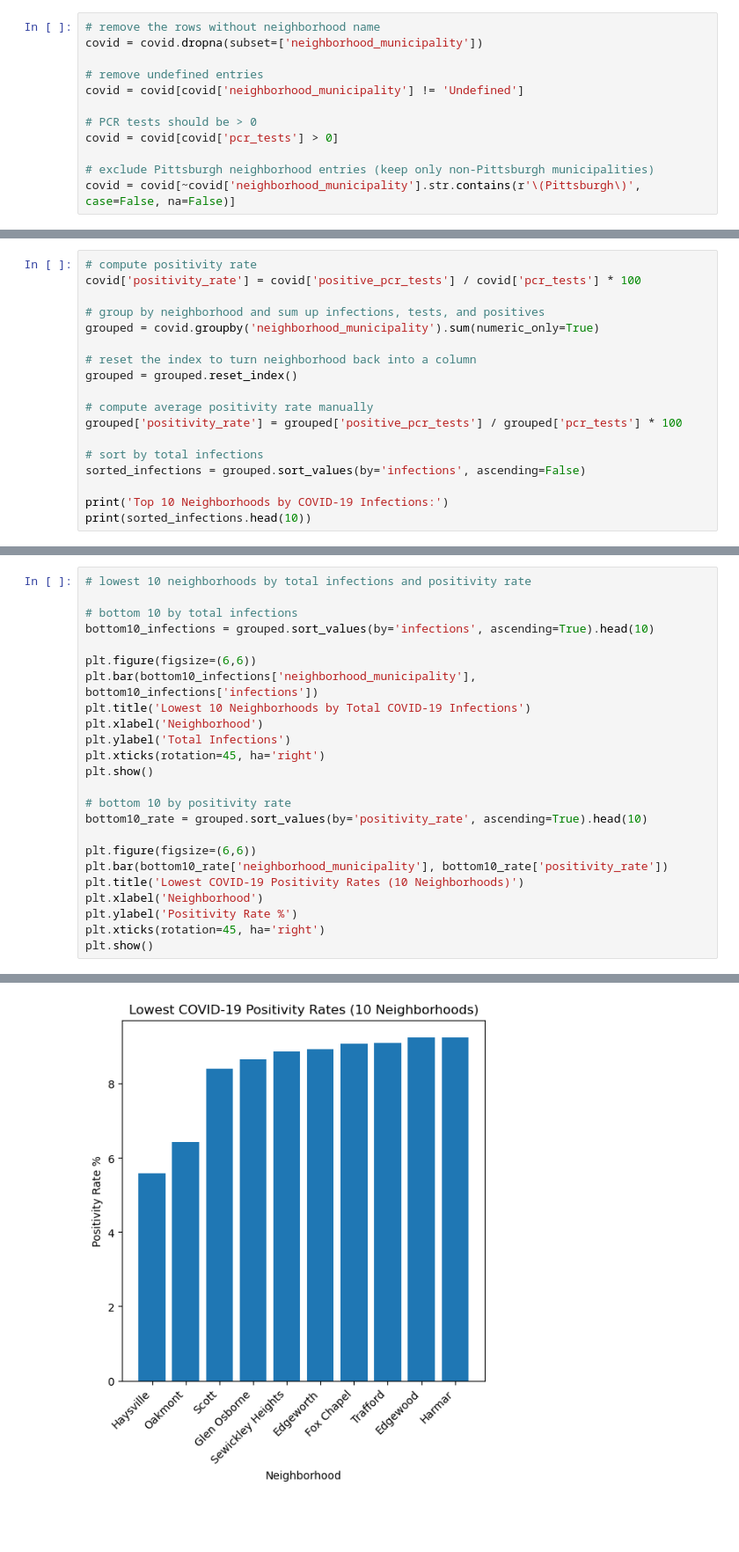
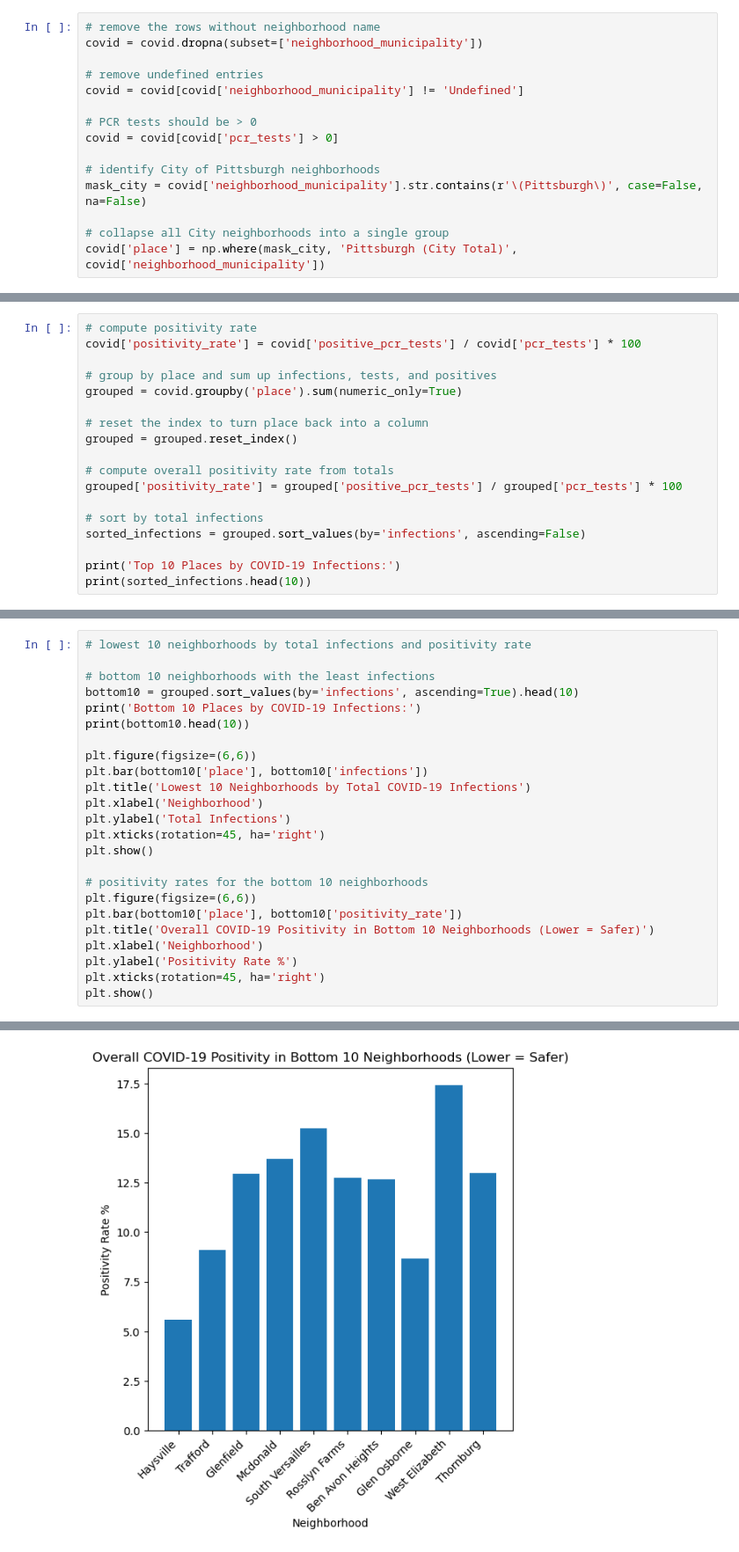
Before and after one commit to Gabifern/Final_Project_BigIdeas_GJK, a Jupyter notebook: COVID-Cases-Metric.ipynb, the cells around one changed output, grey strips where cells are left out. Shown: that part at 88% size. Cells and saved outputs as stored; diff of their text form; blank space fills up the shorter version.

```diff
--- a/COVID-Cases-Metric.ipynb
+++ b/COVID-Cases-Metric.ipynb
@@ -35,6 +39,9 @@ covid = covid[covid['neighborhood_municipality'] != 'Undefined']
 # PCR tests should be > 0
 covid = covid[covid['pcr_tests'] > 0]
 
-# exclude Pittsburgh neighborhood entries (keep only non-Pittsburgh municipalities)
-covid = covid[~covid['neighborhood_municipality'].str.contains(r'\(Pittsburgh\)', case=False, na=False)]
+# identify City of Pittsburgh neighborhoods
+mask_city = covid['neighborhood_municipality'].str.contains(r'\(Pittsburgh\)', case=False, na=False)
+
+# collapse all City neighborhoods into a single group
+covid['place'] = np.where(mask_city, 'Pittsburgh (City Total)', covid['neighborhood_municipality'])
 # %% [markdown]
@@ -46,18 +60,18 @@ I am going to compute two metrics for each neighborhood in Pittsburgh:
 # compute positivity rate
 covid['positivity_rate'] = covid['positive_pcr_tests'] / covid['pcr_tests'] * 100
 
-# group by neighborhood and sum up infections, tests, and positives
-grouped = covid.groupby('neighborhood_municipality').sum(numeric_only=True)
+# group by place and sum up infections, tests, and positives
+grouped = covid.groupby('place').sum(numeric_only=True)
 
-# reset the index to turn neighborhood back into a column
+# reset the index to turn place back into a column
 grouped = grouped.reset_index()
 
-# compute average positivity rate manually
+# compute overall positivity rate from totals
 grouped['positivity_rate'] = grouped['positive_pcr_tests'] / grouped['pcr_tests'] * 100
 
 # sort by total infections
 sorted_infections = grouped.sort_values(by='infections', ascending=False)
 
-print('Top 10 Neighborhoods by COVID-19 Infections:')
+print('Top 10 Places by COVID-19 Infections:')
 print(sorted_infections.head(10))
 # %% [output]
@@ -110,23 +124,23 @@ To get a better idea of which neighborhoods have the best health and safety, we
 # %%
 # lowest 10 neighborhoods by total infections and positivity rate
 
-# bottom 10 by total infections
-bottom10_infections = grouped.sort_values(by='infections', ascending=True).head(10)
+# bottom 10 neighborhoods with the least infections
+bottom10 = grouped.sort_values(by='infections', ascending=True).head(10)
+print('Bottom 10 Places by COVID-19 Infections:')
+print(bottom10.head(10))
 
 plt.figure(figsize=(6,6))
-plt.bar(bottom10_infections['neighborhood_municipality'], bottom10_infections['infections'])
+plt.bar(bottom10['place'], bottom10['infections'])
 plt.title('Lowest 10 Neighborhoods by Total COVID-19 Infections')
 plt.xlabel('Neighborhood')
 plt.ylabel('Total Infections')
 plt.xticks(rotation=45, ha='right')
 plt.show()
 
-# bottom 10 by positivity rate
-bottom10_rate = grouped.sort_values(by='positivity_rate', ascending=True).head(10)
-
+# positivity rates for the bottom 10 neighborhoods
 plt.figure(figsize=(6,6))
-plt.bar(bottom10_rate['neighborhood_municipality'], bottom10_rate['positivity_rate'])
-plt.title('Lowest COVID-19 Positivity Rates (10 Neighborhoods)')
+plt.bar(bottom10['place'], bottom10['positivity_rate'])
+plt.title('Overall COVID-19 Positivity in Bottom 10 Neighborhoods (Lower = Safer)')
 plt.xlabel('Neighborhood')
 plt.ylabel('Positivity Rate %')
 plt.xticks(rotation=45, ha='right')
@@ -136 +167 @@ plt.show()
-[figure, old version]
+[figure, new version]
```
Also changed, not shown: parts of 12 cells of this notebook, 1 other file.
